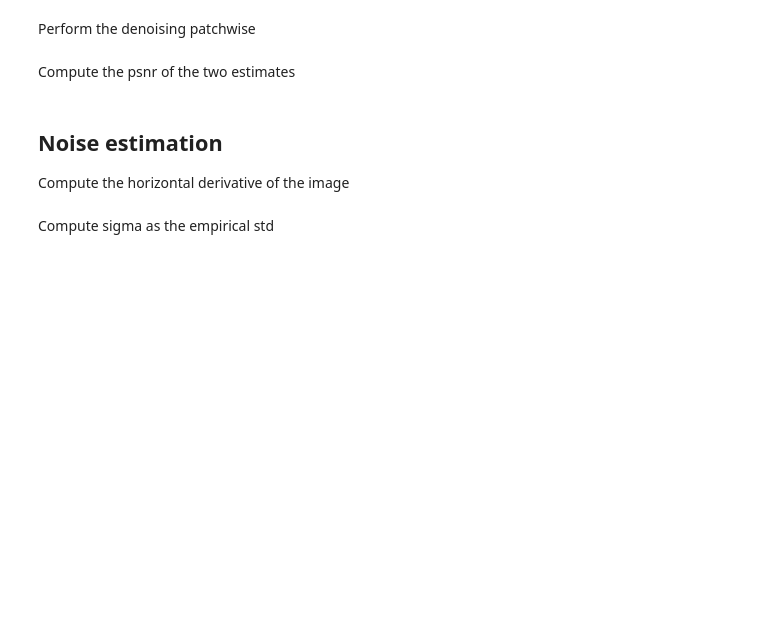
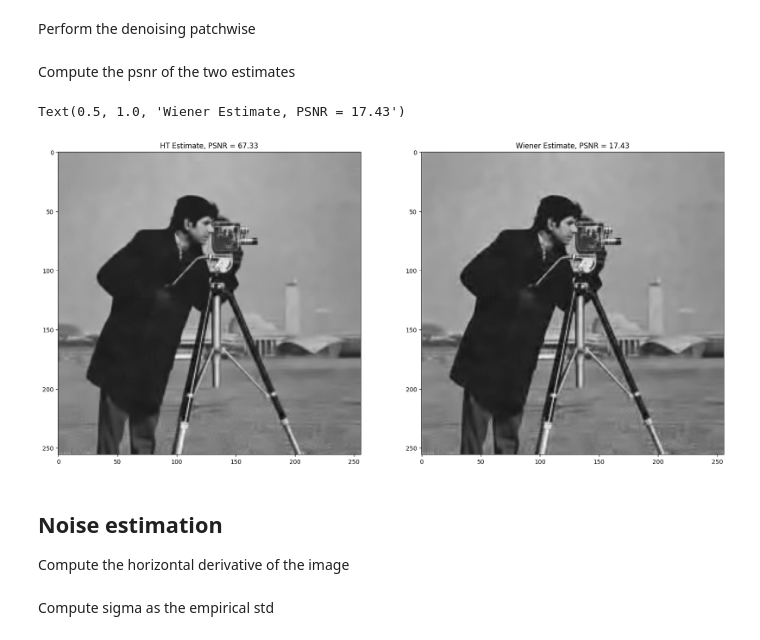
Before and after one commit to AngelaRemolina/MMMIP-Assignments, a Jupyter notebook: Lez3_SlidingDCT/lez_3_DCT_denoising.ipynb, the cells around one changed output. Drawn from its saved outputs; the diff is of its cells as text; code cells hidden in the pictures; blank space fills up the shorter version.

```diff
--- a/Lez3_SlidingDCT/lez_3_DCT_denoising.ipynb
+++ b/Lez3_SlidingDCT/lez_3_DCT_denoising.ipynb
@@ -138,42 +159,52 @@ Perform the denoising patchwise
 for i in range(0, imsz[0] - p + 1, STEP):
     for j in range(0, imsz[1] - p + 1, STEP):
         # extrach the patch from the noisy image with the top left corner at pixel (ii, jj)
-        s =
+        s = noisy_img[i:i+p, j:j+p]
 
         # compute the representation w.r.t. the 2D DCT dictionary
-        x =
+        x = dct2(s)
 
         # extrach the patch from the image estimated by HT with the top left corner at pixel (ii, jj)
-        s_hat_HT =
+        s_hat_HT = img_hat[i:i+p, j:j+p]
 
         # perform the wiener filtering (do not filter the DC!)
-        x_wie =
+        x_wie = dct2(s) # np.dot(D.T,s.reshape(-1))
+        x_wie[0,0] = x[0,0] # leave original value of DC
+
+        u = dct2(s_hat_HT) # np.dot(D.T,s_hat_HT.reshape(-1))
+        u = (u**2)/((sigma_noise**2)+(u**2))
 
         # perform the reconstruction
-        s_hat_wie =
+        s_hat_wie = u*x_wie #np.dot(u, x_wie) not equal (relieve-like image)
 
         # use uniform weights to aggregate the multiple estimates
         w = 1
 
         # put the compressed patch into the compressed image using the computed weight
         # update img_hat_wiener
+        img_hat_wiener[i:i+p, j:j+p] += idct2(s_hat_wie)*w # np.dot(D,s_hat_wie.reshape(-1))
 
         # store the weight of the current patch in the weight matrix
         # update weights
+        weights[i:i+p, j:j+p] = weights[i:i+p, j:j+p] + w
 
 # Normalize the estimated image with the computed weights
-img_hat_wiener =
+img_hat_wiener = img_hat_wiener/weights
 # %% [markdown]
 Compute the psnr of the two estimates
 # %%
-psnr_wiener =
+mse = np.mean((img_hat-img_hat_wiener)**2)
+psnr_wiener = 10*np.log(1/mse)
 
 fig, ax = plt.subplots(1, 2, figsize=(20, 10))
 ax[0].imshow(img_hat, cmap='gray')
 ax[0].set_title(f'HT Estimate, PSNR = {psnr:.2f}')
 
 ax[1].imshow(img_hat_wiener, cmap='gray')
 ax[1].set_title(f'Wiener Estimate, PSNR = {psnr_wiener:.2f}')
+# %% [output]
+Text(0.5, 1.0, 'Wiener Estimate, PSNR = 17.43')
+[figure, added]
 # %% [markdown]
 Noise estimation
 ----------------
```
Also changed, not shown: parts of 16 cells of this notebook.
